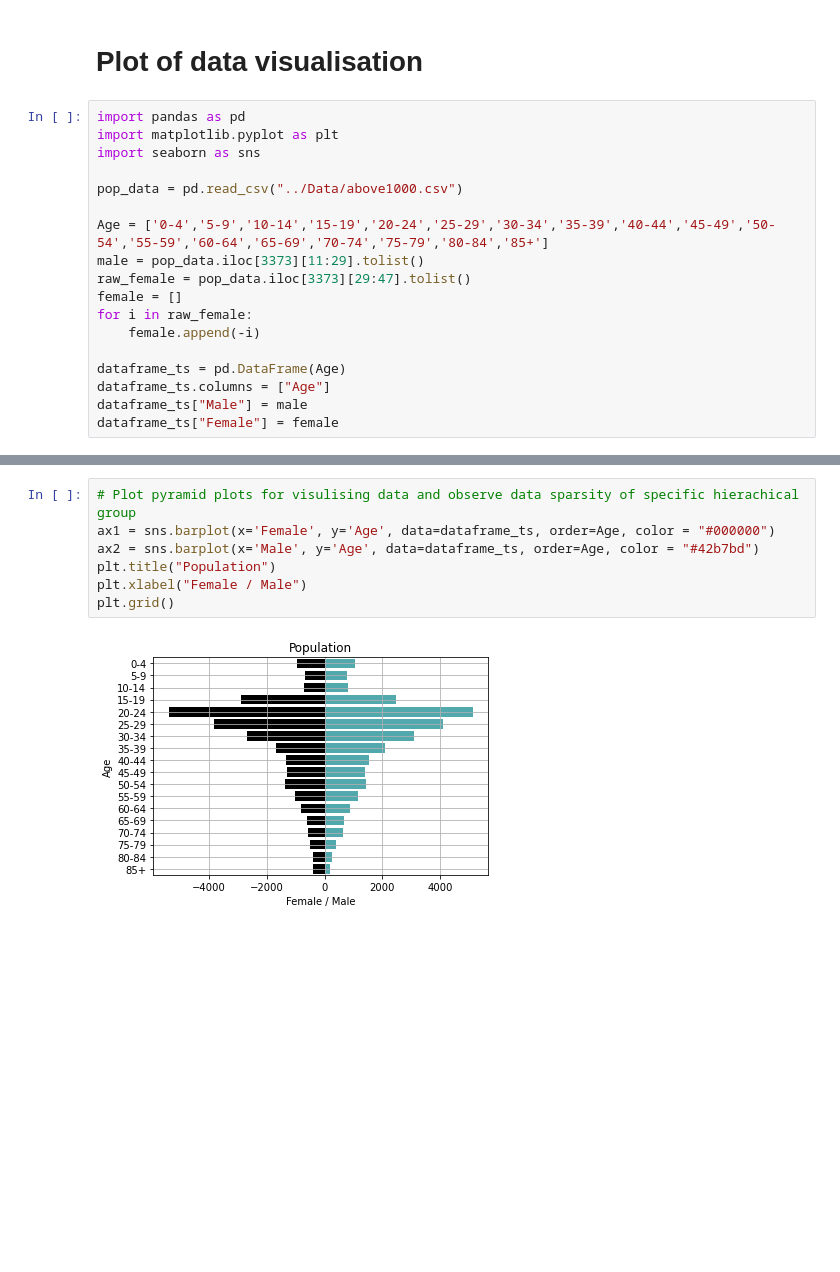
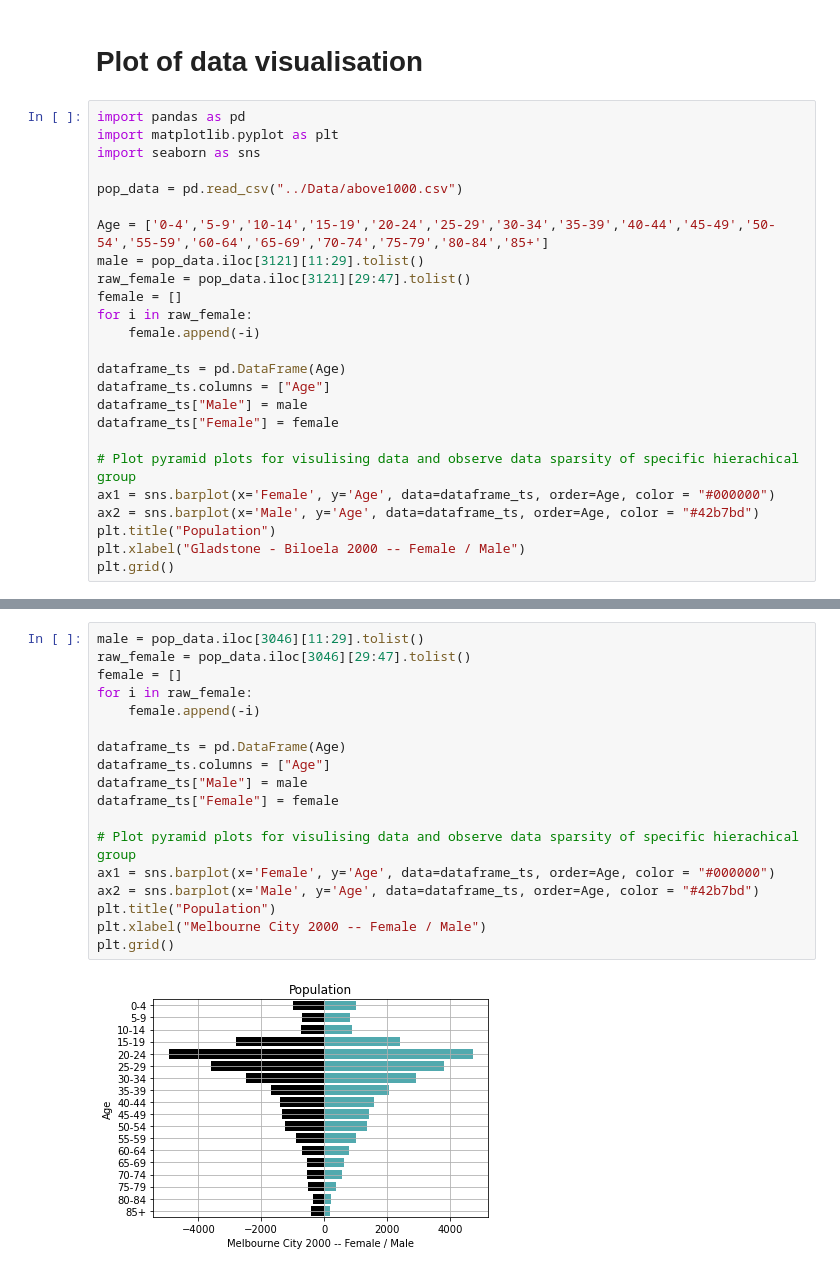
Before and after one commit to RelaxZhang/Data-Science-Project, a Jupyter notebook: Code/dataplot.ipynb, the cells around one changed output, grey strips where cells are left out. Saved outputs shown, nothing was run; the diff lists cells and outputs as text; blank space fills up the shorter version.

Commit message:
pyramid plots for data sparsity visualisation

```diff
--- a/Code/dataplot.ipynb
+++ b/Code/dataplot.ipynb
@@ -8,8 +8,8 @@ import seaborn as sns
 pop_data = pd.read_csv("../Data/above1000.csv")
 
 Age = ['0-4','5-9','10-14','15-19','20-24','25-29','30-34','35-39','40-44','45-49','50-54','55-59','60-64','65-69','70-74','75-79','80-84','85+']
-male = pop_data.iloc[3373][11:29].tolist()
-raw_female = pop_data.iloc[3373][29:47].tolist()
+male = pop_data.iloc[3121][11:29].tolist()
+raw_female = pop_data.iloc[3121][29:47].tolist()
 female = []
 for i in raw_female:
     female.append(-i)
@@ -18,3 +18,10 @@ dataframe_ts = pd.DataFrame(Age)
 dataframe_ts.columns = ["Age"]
 dataframe_ts["Male"] = male
 dataframe_ts["Female"] = female
+
+# Plot pyramid plots for visulising data and observe data sparsity of specific hierachical group
+ax1 = sns.barplot(x='Female', y='Age', data=dataframe_ts, order=Age, color = "#000000")
+ax2 = sns.barplot(x='Male', y='Age', data=dataframe_ts, order=Age, color = "#42b7bd")
+plt.title("Population")
+plt.xlabel("Gladstone - Biloela 2000 -- Female / Male")
+plt.grid()
@@ -21,9 +30,20 @@ dataframe_ts["Female"] = female
 # %%
+male = pop_data.iloc[3046][11:29].tolist()
+raw_female = pop_data.iloc[3046][29:47].tolist()
+female = []
+for i in raw_female:
+    female.append(-i)
+
+dataframe_ts = pd.DataFrame(Age)
+dataframe_ts.columns = ["Age"]
+dataframe_ts["Male"] = male
+dataframe_ts["Female"] = female
+
 # Plot pyramid plots for visulising data and observe data sparsity of specific hierachical group
 ax1 = sns.barplot(x='Female', y='Age', data=dataframe_ts, order=Age, color = "#000000")
 ax2 = sns.barplot(x='Male', y='Age', data=dataframe_ts, order=Age, color = "#42b7bd")
 plt.title("Population")
-plt.xlabel("Female / Male")
+plt.xlabel("Melbourne City 2000 -- Female / Male")
 plt.grid()
 # %% [output]
-[figure, old version]
+[figure, new version]
```
Also changed, not shown: parts of 2 cells of this notebook, 1 other file.
